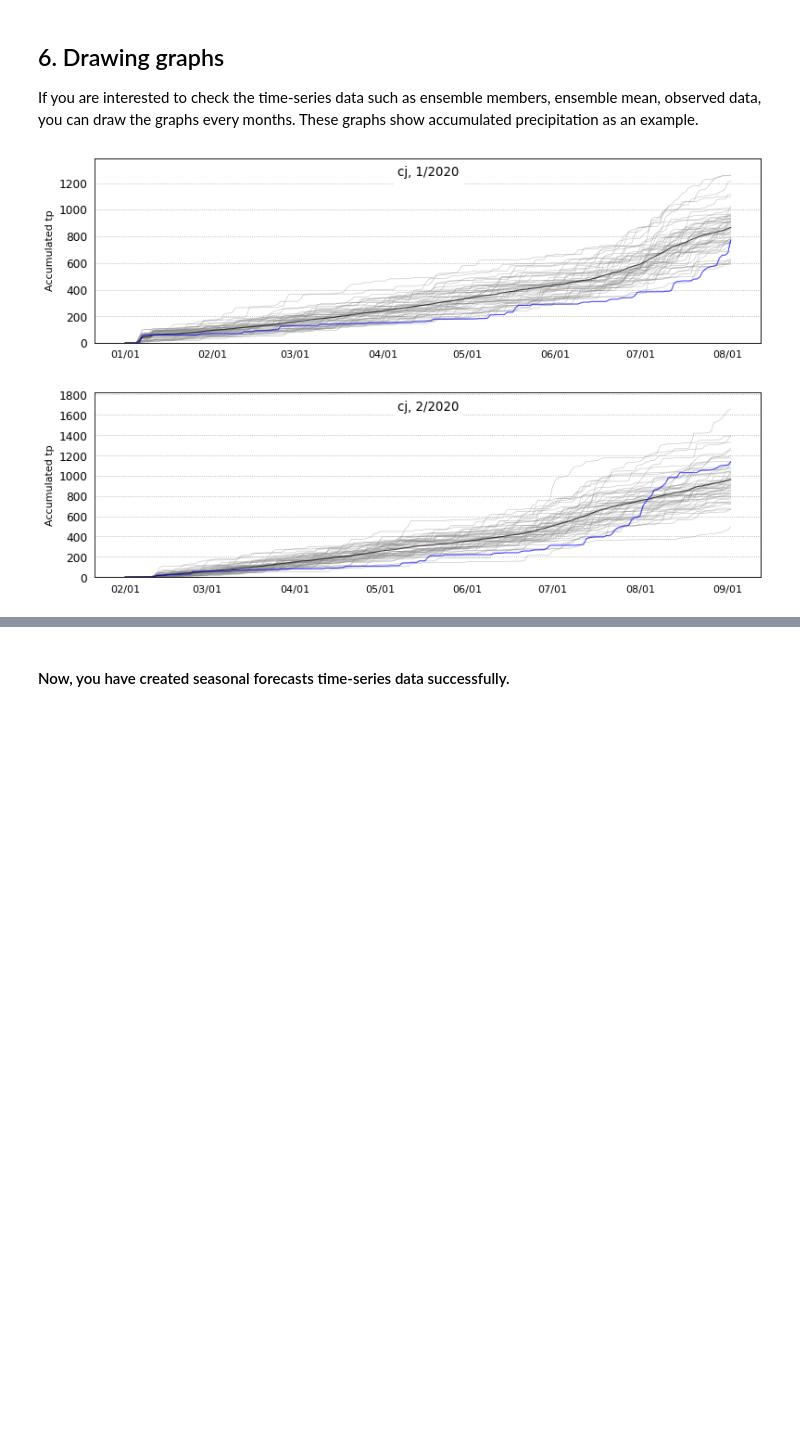
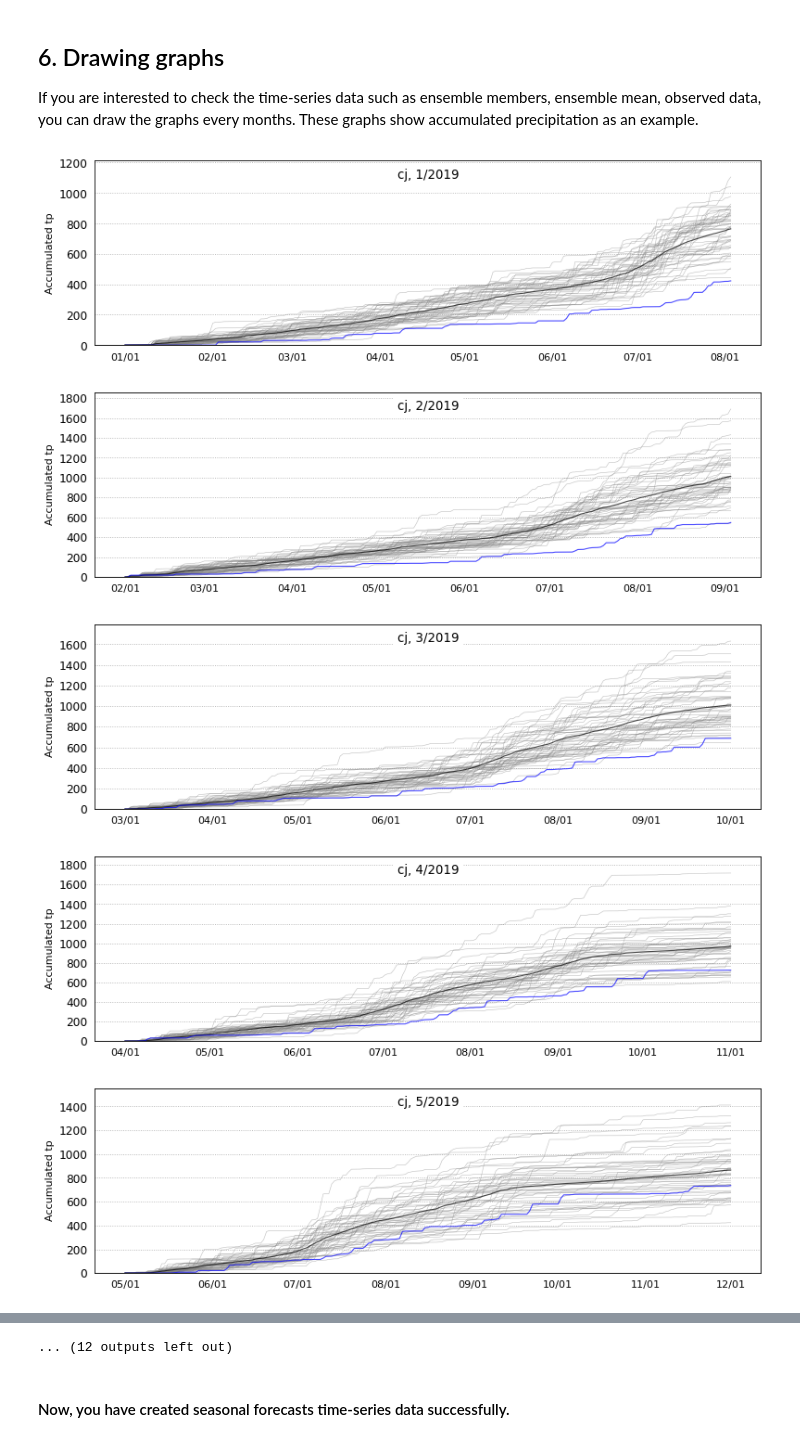
Before and after one commit to yongshinlee/SEAFORM, a Jupyter notebook: B. Time-series extraction form NetCDF.ipynb, the cells around one changed output, grey strips where cells are left out. Drawn from its saved outputs; the diff is of its cells as text; code cells hidden in the pictures; blank space fills up the shorter version.

```diff
--- a/B. Time-series extraction form NetCDF.ipynb
+++ b/B. Time-series extraction form NetCDF.ipynb
@@ -36,12 +36,12 @@ variable = 'tp'                # Kind of variables that you want to extract time
 # We define the parameters for the extraction
 originating_centre = 'ECMWF'
 
-start_year = 2020 # Download start year
+start_year = 2019 # Download start year
 end_year   = 2020 # Download end year
 years      = range(start_year, end_year + 1)
 
 start_month = 1   # Download start month
-end_month   = 2   # Download end month
+end_month   = 12   # Download end month
 months      = range(start_month, end_month + 1)
 
 days = 1                       # Download start date
@@ -187,7 +163,8 @@ catch_name = 'cj'    # What is the name of your catchment?
 days=1
 for years in range(start_year, end_year+1):
     for months in range(start_month, end_month+1):
-        df = pd.read_csv('./assessment/' + str(originating_centre.upper())+ '/' + str(years)+str(months).zfill(2)+str(days).zfill(2)+'_'+str(variable) + '.csv')
+        df = pd.read_csv('./assessment/' + str(originating_centre.upper())+ '/daily/' + catch_name + '_' + str(years)
+                         + '_' + str(months).zfill(2) + '_' + originating_centre.lower() +'_' + str(variable) + '.csv')
         # Specify longitude and latitude information that you need to generate areal mean value
         condition1 = (df.latitude == 38) & (df.longitude==128)
         condition2 = (df.latitude == 38) & (df.longitude==129)
@@ -210,10 +187,10 @@ for years in range(start_year, end_year+1):
         frag['val_f'] = round((frag[variable]*0.073 + frag['val_1']*0.472+ frag['val_2']*0.331 + frag['val_3']*0.124),2)
         arealmean = frag
 
-        areal_mean = pd.pivot_table(arealmean, index = 'time', columns = 'number', values = 'val_f', aggfunc = 'mean')
+        areal_mean = pd.pivot_table(arealmean, index = 'date', columns = 'number', values = 'val_f', aggfunc = 'mean')
         areal_mean.to_csv('./assessment/' + str(originating_centre.lower())+
-                          '/' + str(catch_name)+ '_' + str(years)+'_'+str(months)+'_' +
-                          str(originating_centre) + '_' + str(variable) + '.csv')
+                          '/daily/' + str(catch_name)+ '_' + str(years)+'_'+str(months)+'_' +
+                          str(originating_centre) + '_' + str(variable) + '_mean.csv')
 
 print("Successful")
 # %% [output]
@@ -276,45 +243,48 @@ for years in range(start_year,end_year+1):
     for months in range(start_month,end_month+1):
 
         # Import Data
-        path = './assessment/' + str(originating_centre.lower())+  '/' + str(catch_name)+ '_' + str(years)+'_'+str(months)+'_' + str(originating_centre) + '_' + str(variable) + '_daily.csv'
+        path = './assessment/' + str(originating_centre.lower())+  '/daily/' + str(catch_name)+ '_' + str(years)+'_'+str(months)+'_' + str(originating_centre) + '_' + str(variable) + '_mean.csv'
         df = pd.read_csv(path)
         df.drop(['leadtime'], axis=1, inplace=True)
-        df['time'] = pd.to_datetime(df['time'], infer_datetime_format=True, format='%m/%d/%Y', errors='ignore')
+        df['date'] = pd.to_datetime(df['date'], infer_datetime_format=True, format='%m/%d/%Y', errors='ignore')
 
         # Define the upper limit, lower limit, interval of Y axis and colors
         y_LL = 0
         y_UL = int(np.cumsum(df.iloc[:, 1:]).max().max()*1.1)
         y_interval = 200
 
         # Draw Plot and Annotate
         fig, ax = plt.subplots(1,1,figsize=(11.6, 3.3), dpi= 80)
 
         columns = df.columns[1:]
 
         ensemble_members = columns[:-2].size
 
         mycolors = ['tab:grey']*ensemble_members
 
         for i, column in enumerate(columns[:-2]):  # plot the forecast ensemble members
-            plt.plot(df.time.values, np.cumsum(df[column].values), lw=0.5, color=mycolors[i], alpha=0.5)
+            plt.plot(df.date.values, np.cumsum(df[column].values), lw=0.5, color=mycolors[i], alpha=0.5)
 
-        plt.plot(df.time.values, np.cumsum(df['mean'].values), lw=1.0, color='black', alpha=0.7)
-        plt.plot(df.time.values, np.cumsum(df['obs'].values), lw=1.0, color='b', alpha=0.7)
+        plt.plot(df.date.values, np.cumsum(df['mean'].values), lw=1.0, color='black', alpha=0.7)
+        plt.plot(df.date.values, np.cumsum(df['obs'].values), lw=1.0, color='b', alpha=0.7)
 
         # Decorations
         plt.tick_params(axis="both", which="both", bottom=False, top=False,
                         labelbottom=True, left=False, right=False, labelleft=True)
         # Add grid lines
         plt.grid(True, axis='y', linestyle=':')
 
         dateFmt = mdates.DateFormatter('%m/%d')
         ax.xaxis.set_major_formatter(dateFmt)
 
         plt.title(catch_name + ', ' + str(months) + '/' + str(years), x=0.5, y=0.87, fontsize=12, backgroundcolor='white')
         plt.yticks(range(y_LL, y_UL, y_interval), [str(y) for y in range(y_LL, y_UL, y_interval)], fontsize=11)
         plt.ylabel('Accumulated ' + str(variable))
         plt.ylim(y_LL, y_UL)
         plt.show()
 # %% [output]
-[figure, old version]
+[figure, new version]
-[figure, old version]
+[figure, new version]
+[figure, added]
+[figure, added]
+[figure, added]
@@ -321,2 +298,3 @@ for years in range(start_year,end_year+1):
+... (12 outputs left out)
 # %% [markdown]
 #### Now, you have created seasonal forecasts time-series data successfully.
```
Also changed, not shown: parts of 8 cells of this notebook.
